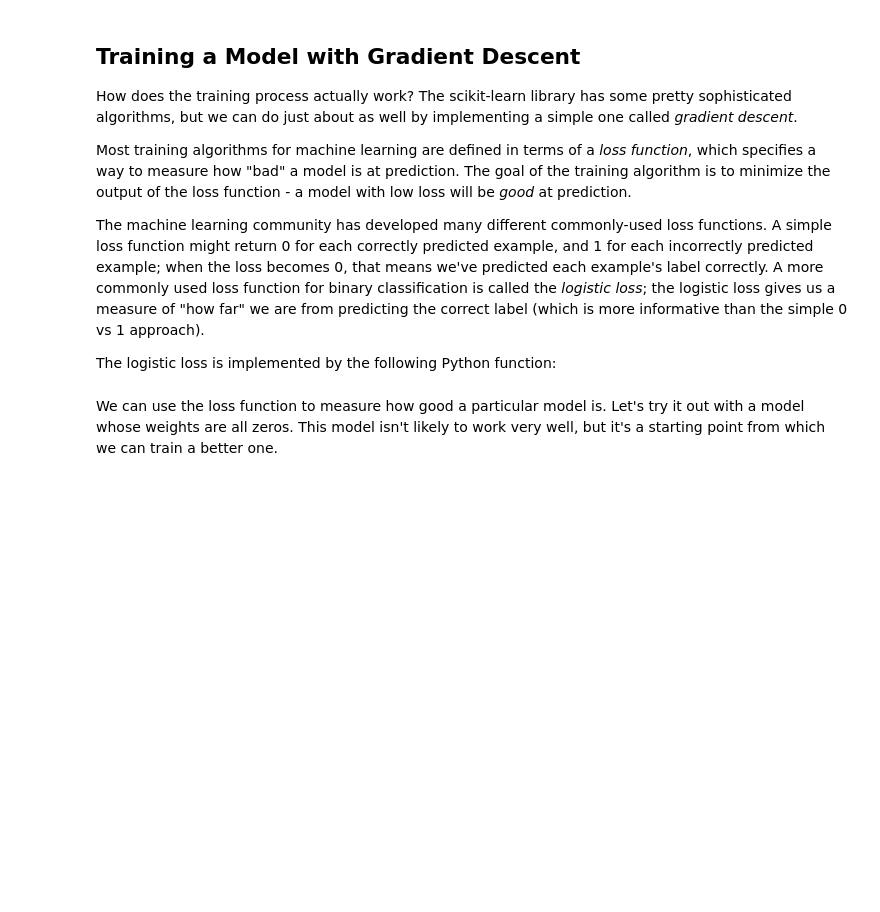
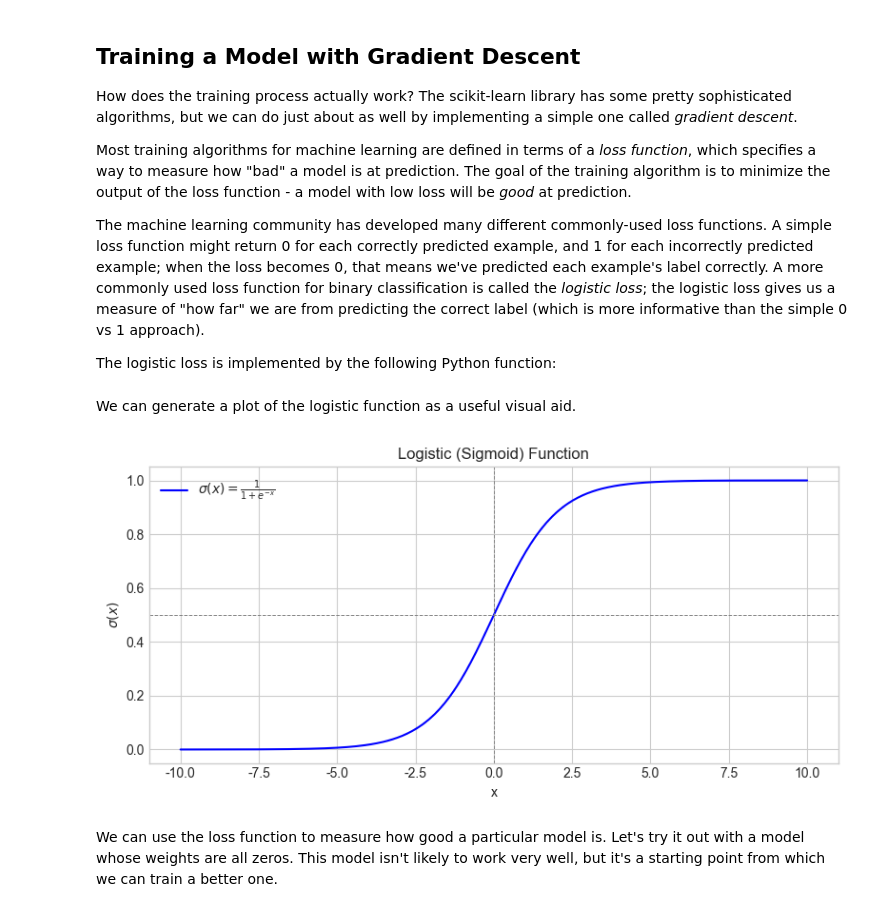
Before and after one commit to uvm-plaid/programming-dp, a Jupyter notebook: _sources/ch12.ipynb, the cells around one changed output. Cells and saved outputs as stored; diff of their text form; code cells hidden in the pictures; blank space fills up the shorter version.

```diff
--- a/_sources/ch12.ipynb
+++ b/_sources/ch12.ipynb
@@ -166,6 +166,31 @@ The logistic loss is implemented by the following Python function:
 def loss(theta, xi, yi):
     exponent = - yi * (xi.dot(theta))
     return np.log(1 + np.exp(exponent))
+# %% [markdown]
+We can generate a plot of the logistic function as a useful visual aid.
+# %%
+# Define the logistic (sigmoid) function
+def logistic(x):
+    return 1 / (1 + np.exp(-x))
+
+# Generate input values
+x = np.linspace(-10, 10, 400)
+y = logistic(x)
+
+# Plot the function
+plt.figure(figsize=(8, 4))
+plt.plot(x, y, label=r'$\sigma(x) = \frac{1}{1 + e^{-x}}$', color='blue')
+plt.title('Logistic (Sigmoid) Function')
+plt.xlabel('x')
+plt.ylabel(r'$\sigma(x)$')
+plt.grid(True)
+plt.axhline(0.5, color='gray', linestyle='--', linewidth=0.7)
+plt.axvline(0, color='gray', linestyle='--', linewidth=0.7)
+plt.legend()
+plt.tight_layout()
+plt.show()
+# %% [output]
+[figure, added]
 # %% [markdown]
 We can use the loss function to measure how good a particular model is. Let's try it out with a model whose weights are all zeros. This model isn't likely to work very well, but it's a starting point from which we can train a better one.
 # %%
```
Also changed, not shown: 6 other files.
